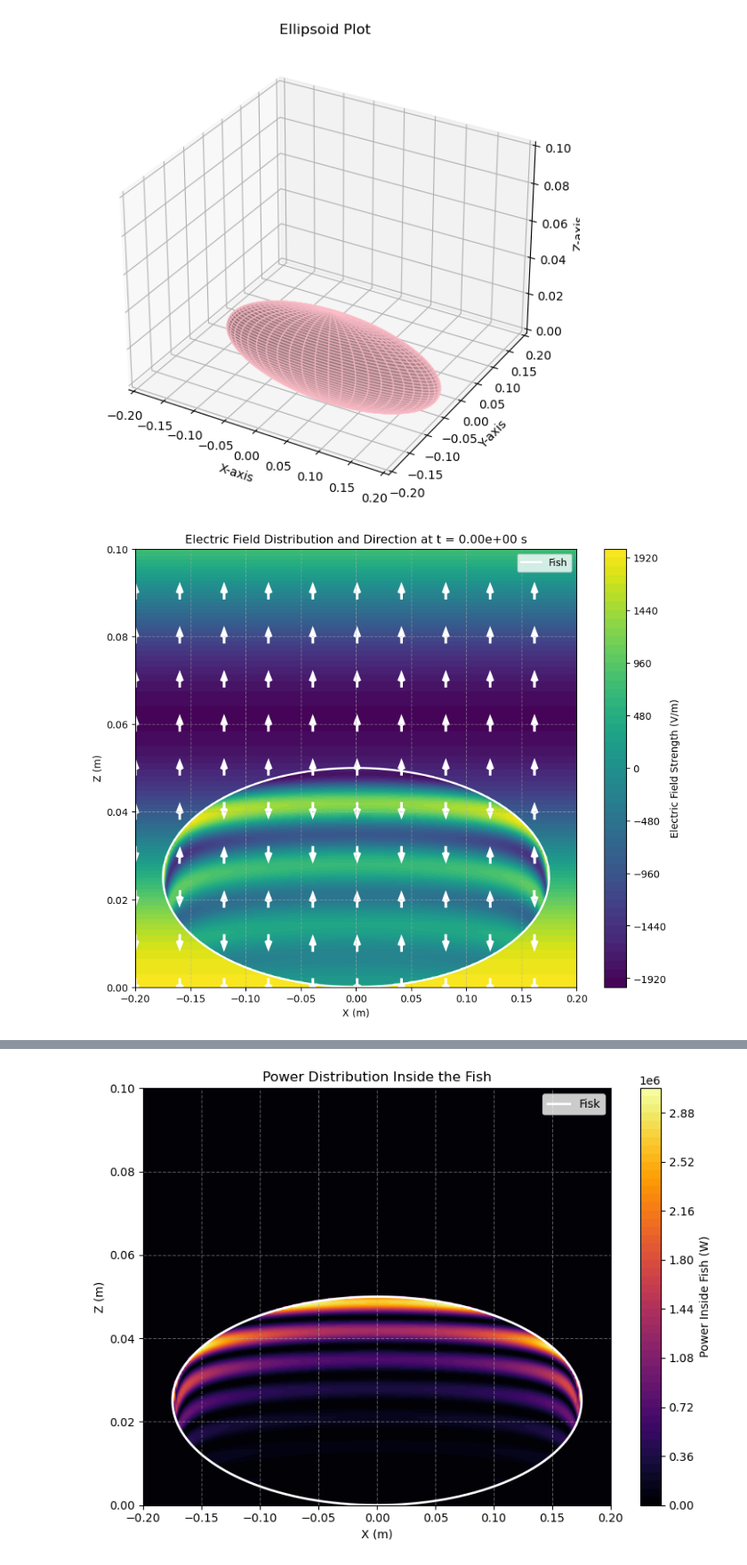
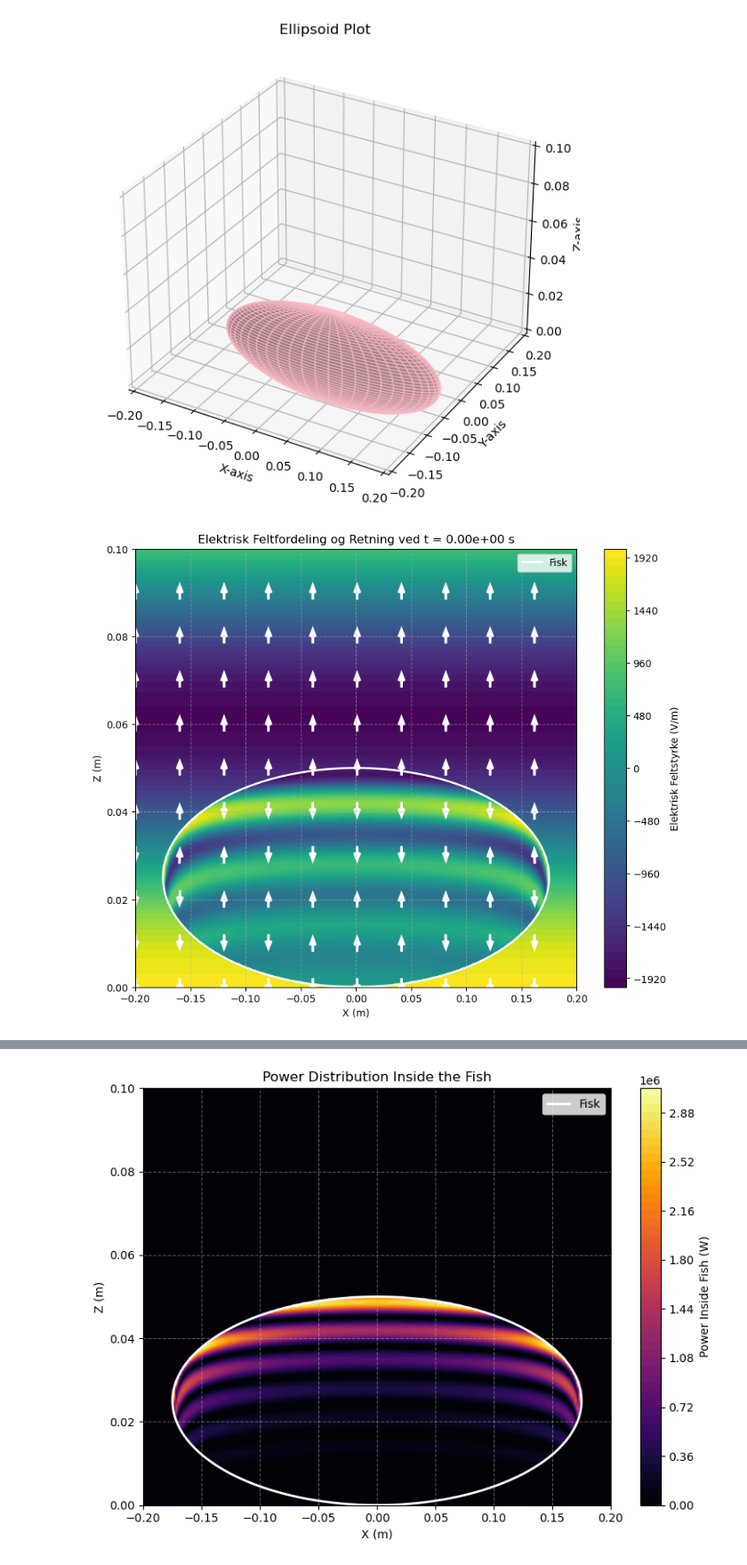
Before and after one commit to VictJoh/ElMag-Computational-Essay, a Jupyter notebook: compessay.ipynb, the cells around one changed output, grey strips where cells are left out. Shown: that part at 89% size. Drawn from its saved outputs; the diff is of its cells as text; code cells hidden in the pictures.

```diff
--- a/compessay.ipynb
+++ b/compessay.ipynb
@@ -214,102 +214,121 @@ n_fish = np.sqrt(epsilon_r * mu_r)
 k_air = omega / c
 k_fish = n_fish * omega / c
 # %%
+t0 = 0
+t1 = 0.5 * T # halv periode tid (motfase)
 
-t0 = 0
-t1 = 0.5 * T
+# Lager koordinatsystem
 num_points = 200
 x = np.linspace(-0.20, 0.20, num_points)
 z = np.linspace(0, 0.10, num_points)
 X, Z = np.meshgrid(x, z)
-Y = 0
-R_ellipsoid = (X / a_ellipsoid)**2 + (Y / b_ellipsoid)**2 + ((Z - c_ellipsoid) / c_ellipsoid)**2
-inside_fish = R_ellipsoid <= 1
+Y = 0 # utsnitt ved y = 0
 
-# Calculate the distance from the surface along the Z-axis
+
+R_ellipsoid = (X / a_ellipsoid)**2 + (Y / b_ellipsoid)**2 + ((Z - c_ellipsoid) / c_ellipsoid)**2 # definerer ellipsoiden
+inside_fish = (R_ellipsoid <= 1)  # maske for innsiden av ellipsen
+
+# Beregn avstanden fra overflaten langs Z-aksen
 distance_inside = np.zeros_like(Z)
 Z_surface = c_ellipsoid + c_ellipsoid * np.sqrt(1 - (X[inside_fish] / a_ellipsoid)**2)
 distance_inside[inside_fish] = Z_surface - Z[inside_fish]
 distance_inside = np.maximum(distance_inside, 0)
 
-# Initialize electric field components
+
+# Lager tom elektrisk felt meshgrid
 E_z = np.zeros_like(Z)
 E_x = np.zeros_like(X)
 
-# Calculate the normal vector components at the surface
+# Beregn komponentene til normalvektoren ved overflaten
 n_x = np.zeros_like(X)
 n_z = np.zeros_like(Z)
 n_x[inside_fish] = X[inside_fish] / a_ellipsoid**2
 n_z[inside_fish] = (Z_surface - c_ellipsoid) / c_ellipsoid**2
 
-# innfalsvinkel
+# Regn ut absoluttverdien
+magnitude_n = np.sqrt(n_x**2 + n_z**2)
+
+magnitude_0_mask = (magnitude_n == 0)
+magnitude_n[magnitude_0_mask] = 1 # sett magnituden til 1 der den er 0 midlertidig for å ikke dele på 0
+
+# Normalize n_x and n_z
+n_x_normalized = n_x / magnitude_n
+n_z_normalized = n_z / magnitude_n
+
+# Sett tilbake til 0
+n_x[magnitude_0_mask] = 0
+n_z[magnitude_0_mask] = 0
+
+
+# Bruker Snells lov
+# Beregn innfallsvinkelen
 theta_i = np.arctan2(n_x[inside_fish], n_z[inside_fish])
 
+# Beregn sinus til transmisjonsvinkelen
 sin_theta_t = (n_air / n_fish) * np.sin(theta_i)
 
+# Initialiser theta_t med NaN
 theta_t = np.full_like(theta_i, np.nan)
 
-valid = np.abs(sin_theta_t) <= 1
+# Bare sin(theta) <= 1 er gyldig (selvsagt)
+valid = (np.abs(sin_theta_t) <= 1) # maske
 
+# Beregn utfallsvinkel der det er gyldig
 theta_t[valid] = np.arcsin(sin_theta_t[valid])
 
-# Loop over times t0 and t1
-t_values = [t0, t1]
 
-for t in t_values:
-    # felt utfor fisk
+for t in [t0,t1]:
+    # Utenfor fisken (i lufta)
     E_z_outside = E0 * np.cos(k_air * Z - omega * t)
     E_x_outside = np.zeros_like(X)
 
-    # Inside the fish
+    # Amplitude inne i fisken
     E_amplitude_inside = E0 * np.exp(-alpha * distance_inside[inside_fish])
 
-    # Initialize E_z_inside and E_x_inside
+    # Initialiser E_z_inside og E_x_inside
     E_z_inside = np.zeros_like(distance_inside[inside_fish])
     E_x_inside = np.zeros_like(distance_inside[inside_fish])
 
-    # Only compute fields where theta_t is valid
-    valid = np.abs(sin_theta_t) <= 1
+    # Beregn fase inne i fisken
+    r_in = (X[inside_fish] * np.sin(theta_t) + Z[inside_fish] * np.cos(theta_t)) # lengden inn i fisken
+    E_phase_inside = k_fish * r_in  - omega * t # fasen til bølgene inne i fisken
 
-    # Compute phase inside the fish
-    E_phase_inside = k_fish * (X[inside_fish] * np.sin(theta_t) + Z[inside_fish] * np.cos(theta_t)) - omega * t
-
-    # Assign electric field components where valid
+    # Tildel elektriske feltkomponenter der det er gyldig
     E_z_inside[valid] = E_amplitude_inside[valid] * np.cos(theta_t[valid]) * np.cos(E_phase_inside[valid])
     E_x_inside[valid] = E_amplitude_inside[valid] * np.sin(theta_t[valid]) * np.cos(E_phase_inside[valid])
 
-
-    E_z[~inside_fish] = E_z_outside[~inside_fish]
-    E_x[~inside_fish] = E_x_outside[~inside_fish]
+    E_z[~inside_fish] = E_z_outside[~inside_fish] # Set E_z på utsida lik verdien som ikke er innenfor
+    E_x[~inside_fish] = E_x_outside[~inside_fish] # Set E_x på utsida lik verdien som ikke er innenfor
     E_z[inside_fish] = E_z_inside
     E_x[inside_fish] = E_x_inside
 
-    # Compute the magnitude and normalize for quiver plot
+    # Beregn størrelsen og normaliser E-feltet
     magnitude = np.sqrt(E_x**2 + E_z**2)
     Ex_norm = E_x / magnitude
-    Ez_norm = -E_z / magnitude  # Adjust direction for plotting
+    Ez_norm = -E_z / magnitude  # Juster retning for plotting
 
-    # Plotting the electric field strength at time t
+    # Plotting av elektrisk feltstyrke ved tid t
     plt.figure(figsize=(10, 8))
     contour = plt.contourf(X, Z, E_z, levels=50, cmap="viridis")
-    plt.colorbar(contour, label="Electric Field Strength (V/m)")
+    plt.colorbar(contour, label="Elektrisk Feltstyrke (V/m)")
     plt.xlabel("X (m)")
     plt.ylabel("Z (m)")
-    plt.title(f"Electric Field Distribution and Direction at t = {t:.2e} s")
+    plt.title(f"Elektrisk Feltfordeling og Retning ved t = {t:.2e} s")
 
-    # Plot the ellipsoid boundary
+    # Plot ellipsoide-grensen
     theta_boundary = np.linspace(0, 2 * np.pi, 300)
     x_ellipsoid = a_ellipsoid * np.cos(theta_boundary)
     z_ellipsoid = c_ellipsoid + c_ellipsoid * np.sin(theta_boundary)
-    plt.plot(x_ellipsoid, z_ellipsoid, color='white', linewidth=2, label="Fish")
+    plt.plot(x_ellipsoid, z_ellipsoid, color='white', linewidth=2, label="Fisk")
 
-    # Plot electric field direction using quiver
-    n_quiver = 20
+    # Plot retningen til det elektriske feltet ved hjelp av quiver
+    n_quiver = 20 # plot bare hver 20-pil
     plt.quiver(X[::n_quiver, ::n_quiver], Z[::n_quiver, ::n_quiver],
                Ex_norm[::n_quiver, ::n_quiver], Ez_norm[::n_quiver, ::n_quiver],
                color='white', pivot='mid', scale=25, headwidth=3, headlength=4)
 
     plt.legend()
     plt.grid(True, linestyle='--', alpha=0.5)
     plt.show()
 # %% [output]
-[figure, old version]
+[figure, new version]
```
Also changed, not shown: parts of 8 cells of this notebook.
